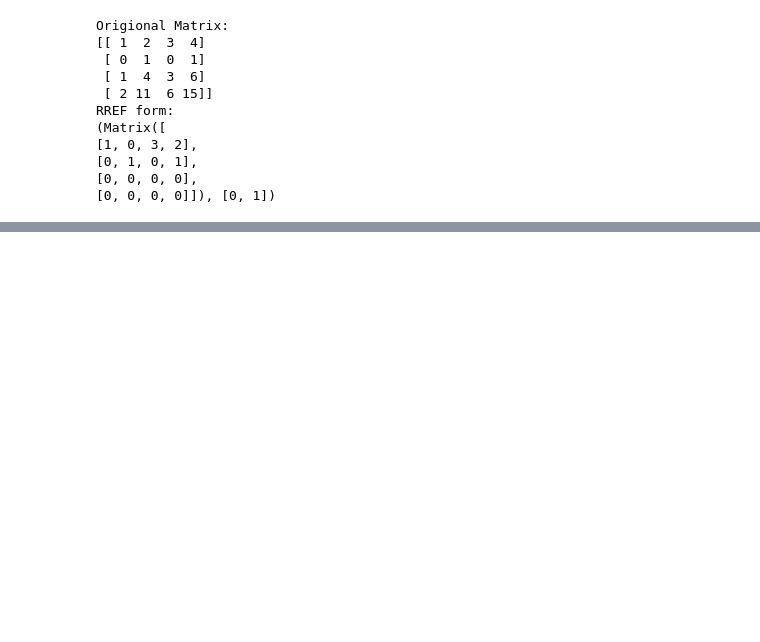
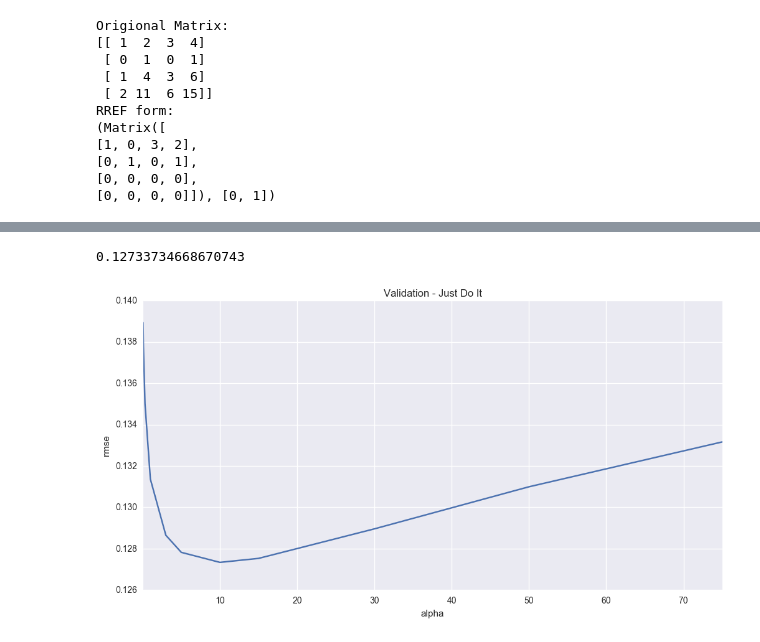
Before and after one commit to MSpearing/Data_Science, a Jupyter notebook: Lab3_Michael.ipynb, the cells around one changed output, grey strips where cells are left out. Drawn from its saved outputs; the diff is of its cells as text; code cells hidden in the pictures; blank space fills up the shorter version.

```diff
--- a/Lab3_Michael.ipynb
+++ b/Lab3_Michael.ipynb
@@ -147,0 +248,25 @@ print(np.linalg.eig(data_Agg_Square))
+# %%
+# The code in this module is copied from:
+# https://www.kaggle.com/apapiu/house-prices-advanced-regression-techniques/regularized-linear-models
+# Models
+from sklearn.linear_model import Ridge, RidgeCV, ElasticNet, LassoCV, LassoLarsCV
+from sklearn.cross_validation import cross_val_score
+
+def rmse_cv(model):
+    rmse = np.sqrt(-cross_val_score(model, X_train, y, scoring="mean_squared_error", cv = 5))
+    return(rmse)
+
+model_ridge = Ridge()
+
+alphas = [0.05, 0.1, 0.3, 1, 3, 5, 10, 15, 30, 50, 75]
+cv_ridge = [rmse_cv(Ridge(alpha = alpha)).mean() for alpha in alphas]
+
+cv_ridge = pd.Series(cv_ridge, index = alphas)
+cv_ridge.plot(title = "Validation - Just Do It")
+plt.xlabel("alpha")
+plt.ylabel("rmse")
+
+cv_ridge.min()
+# %% [output]
+0.12733734668670743
+[figure, added]
```
Also changed, not shown: parts of 18 cells of this notebook.
